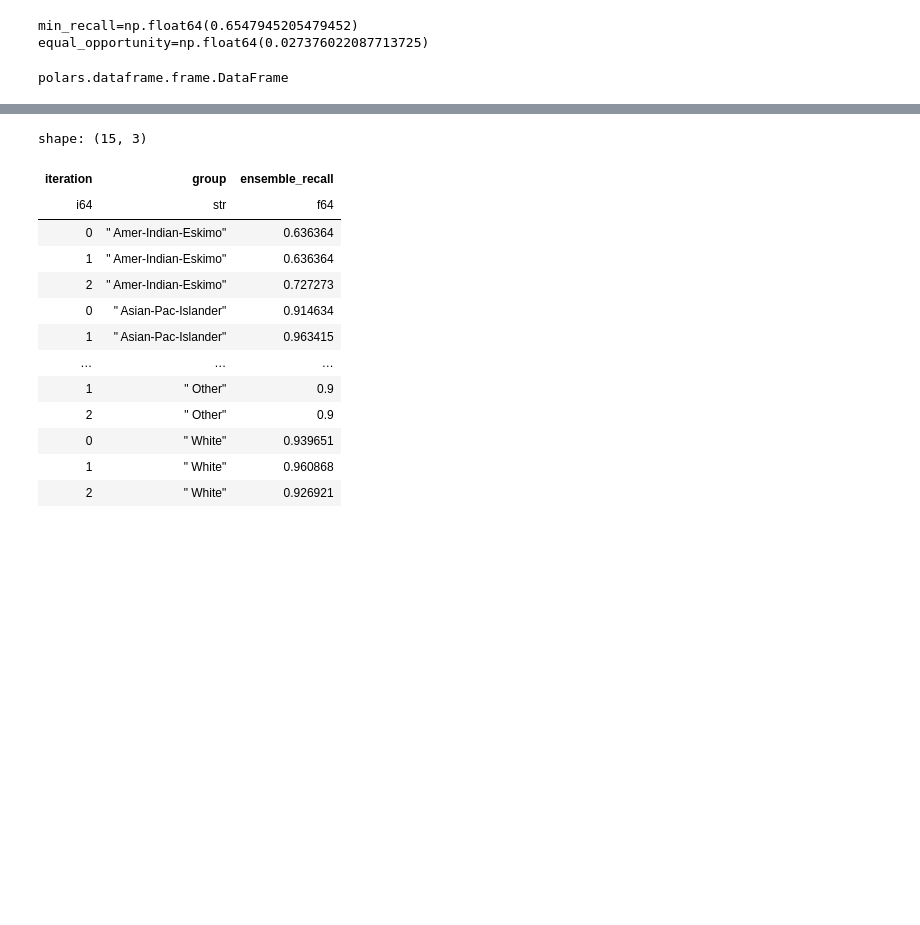
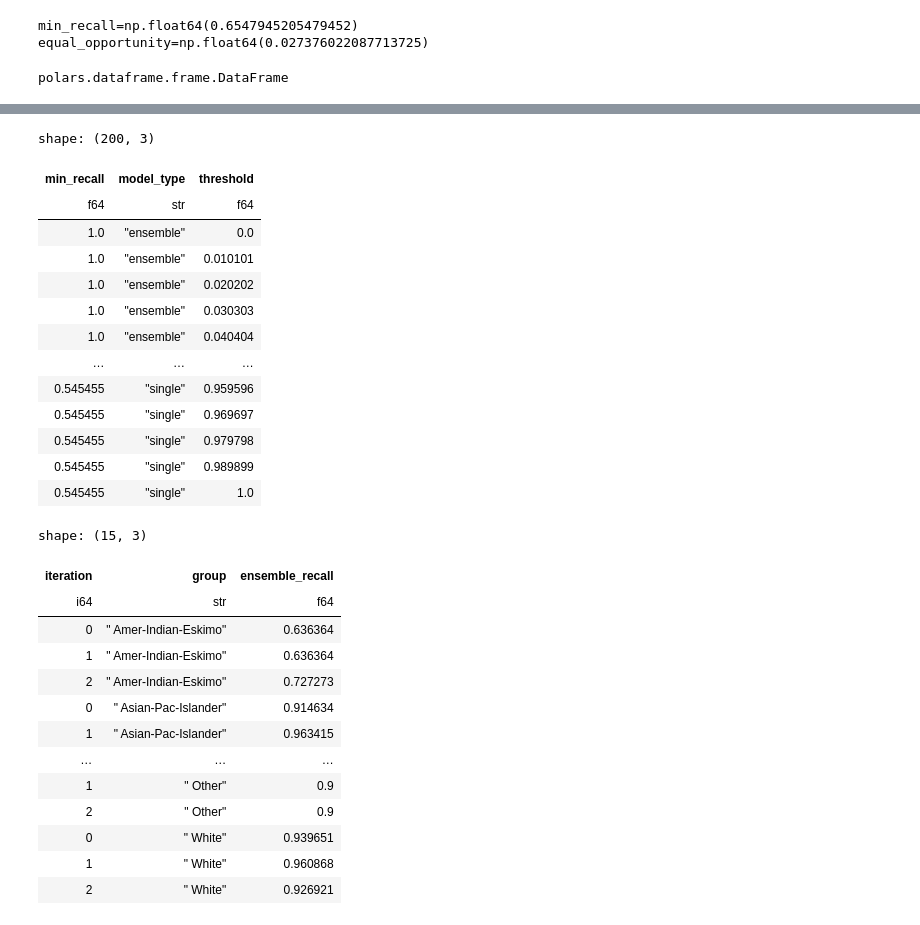
Before and after one commit to jhrystrom/oxonfair, a Jupyter notebook: examples/ensemble_playground.ipynb, the cells around one changed output, grey strips where cells are left out. Cells and saved outputs as stored; diff of their text form; code cells hidden in the pictures; blank space fills up the shorter version.

```diff
--- a/examples/ensemble_playground.ipynb
+++ b/examples/ensemble_playground.ipynb
@@ -496,3 +515,20 @@ plt.savefig("../plots/threshold_metrics.png")
+# %%
+all_metrics.select("min_recall", "model_type", "threshold")
+# %% [output]
+shape: (200, 3)
+| min_recall | model_type | threshold |
+| f64 | str | f64 |
+| 1.0 | "ensemble" | 0.0 |
+| 1.0 | "ensemble" | 0.010101 |
+| 1.0 | "ensemble" | 0.020202 |
+| 1.0 | "ensemble" | 0.030303 |
+| 1.0 | "ensemble" | 0.040404 |
+| … | … | … |
+| 0.545455 | "single" | 0.959596 |
+| 0.545455 | "single" | 0.969697 |
+| 0.545455 | "single" | 0.979798 |
+| 0.545455 | "single" | 0.989899 |
+| 0.545455 | "single" | 1.0 |
 # %%
 metrics = pl.read_csv("../ensemble_results/ensemble_results-n3-i3.csv")
 ensemble_recall = metrics.unpivot(
```
Also changed, not shown: parts of 2 cells of this notebook, 2 other files.
